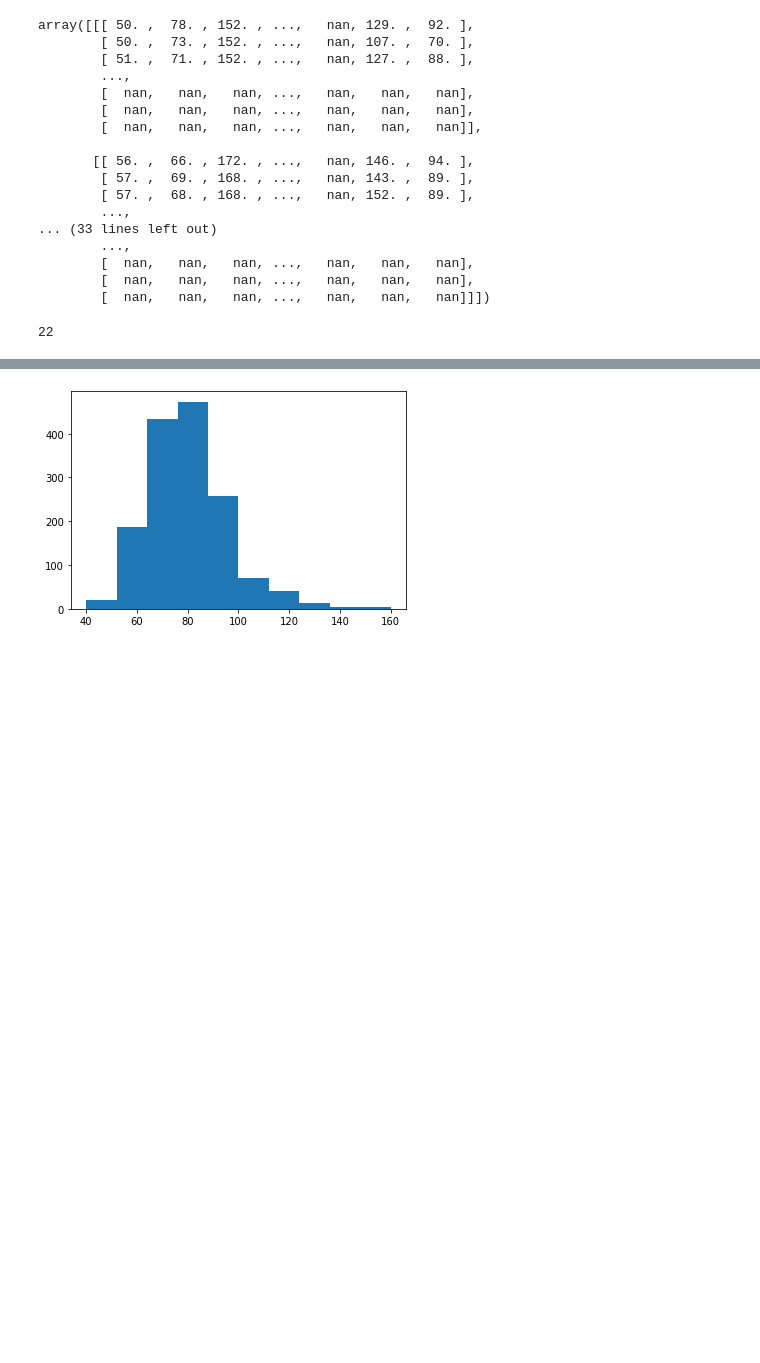
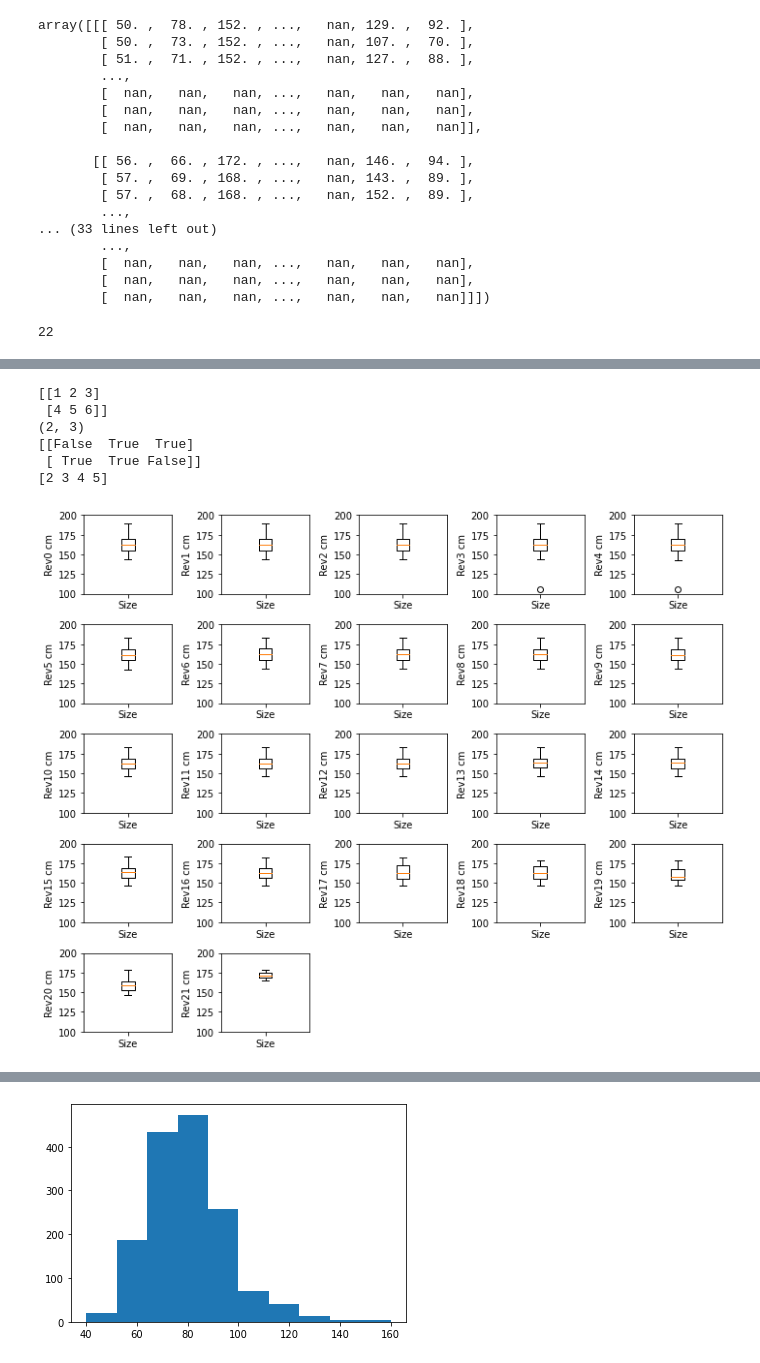
Before and after one commit to Carlosbgdlv/TFG, a Jupyter notebook: ddbb/Size.ipynb, the cells around one changed output, grey strips where cells are left out. Saved outputs shown, nothing was run; the diff lists cells and outputs as text; code cells hidden in the pictures; blank space fills up the shorter version.

```diff
--- a/ddbb/Size.ipynb
+++ b/ddbb/Size.ipynb
@@ -38,7 +42,3 @@ revisiones_prog = matriz_progresores.shape[1]
 print (revisiones_prog)
 # %% [output]
 22
-# %%
-for i in range(revisiones_no_prog):
-    plt.boxplot(matriz_no_progresores[:,i,2])
-    plt.show()
@@ -59,4 +44,0 @@ for i in range(revisiones_no_prog):
-# %%
-for i in range(revisiones_prog):
-    plt.boxplot(matriz_progresores[:,i,2])
-    plt.show()
@@ -76,0 +45,52 @@ for i in range(revisiones_prog):
+# %%
+a = np.array([[1,2,3],[4,5,6]])
+print(a)
+print(a.shape)
+
+
+idx = np.array([[True,True,True],[True]*3])
+idx[-1,-1] = False
+idx[0,0]  = False
+print(idx)
+print(a[idx])
+# %% [output]
+[[1 2 3]
+ [4 5 6]]
+(2, 3)
+[[False  True  True]
+ [ True  True False]]
+[2 3 4 5]
+# %%
+# Creamos matriz de índices con todo true y mismas dimensiones que matriz progresores
+
+idx_prog = np.zeros(matriz_progresores.shape, dtype=bool)
+idx_prog[:,:,:] = True
+
+#En este notebook siempre trabajamos con idx size
+idx_feature = 2
+
+# Poner a false las posiciones de la matriz progresores que tengan nan
+for rev in range(revisiones_prog):
+
+    idxn = np.isnan(matriz_progresores[:,rev,idx_feature]) #vector con True donde hay NAN
+    #idxoutl = (matriz_no_progresores[:,1,16] < 200) & (matriz_no_progresores[:,1,16] > 50)
+    idx_prog[:,rev,idx_feature] = ~idxn
+# %%
+#Pintar boxplot para cada revision
+import warnings
+warnings.filterwarnings('ignore')
+
+plt.figure(figsize = (10,8))
+
+
+
+for i in range(revisiones_prog):
+    plt.subplot(5,5,i+1)
+    plt.boxplot(matriz_progresores[idx_prog[:,i,idx_feature],i,idx_feature])
+    plt.xticks([1],['Size'])
+    plt.ylabel('Rev'+str(i)+ ' cm')
+    plt.ylim(100,200)
+
+plt.tight_layout()
+# %% [output]
+[figure, added]
```
Also changed, not shown: parts of 5 cells of this notebook, 3 other files.
